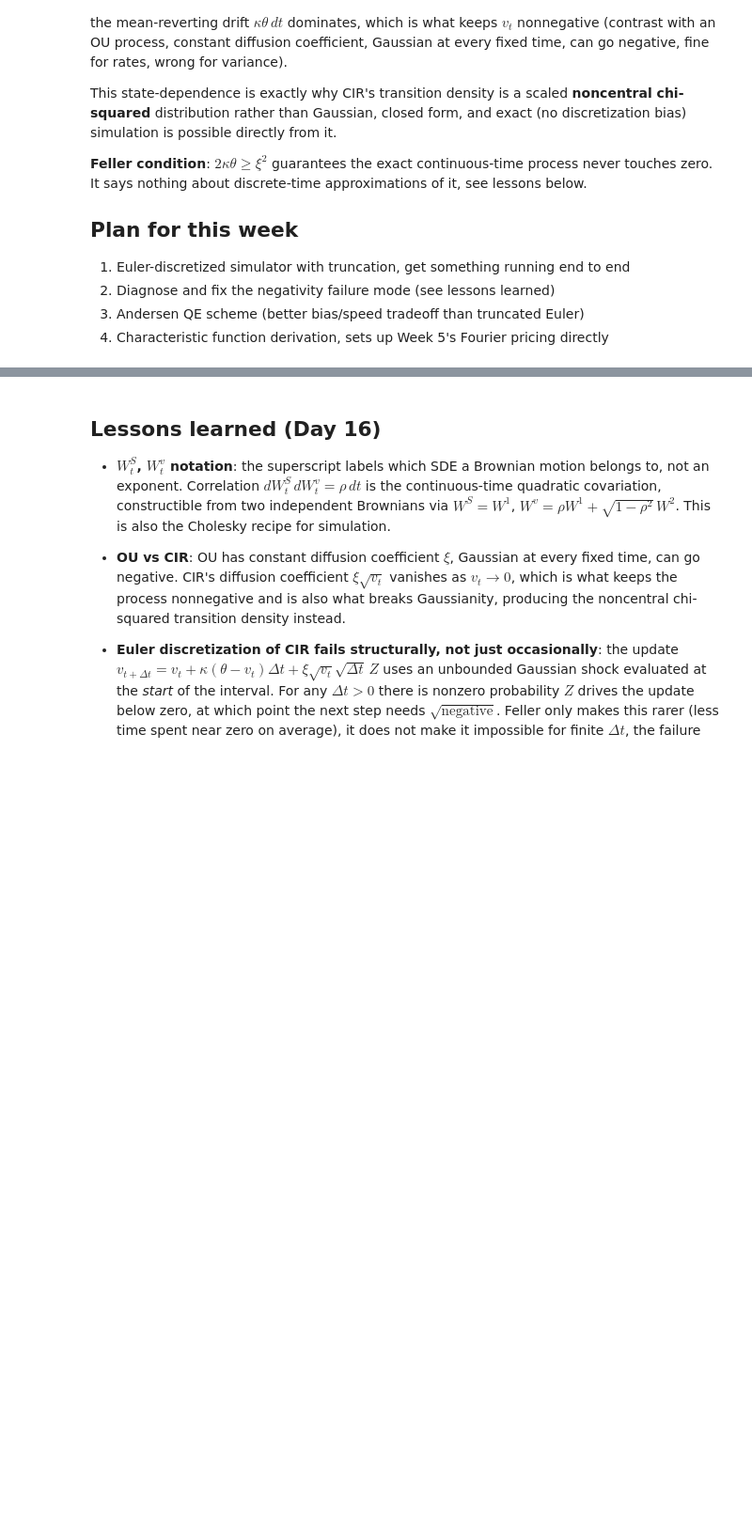
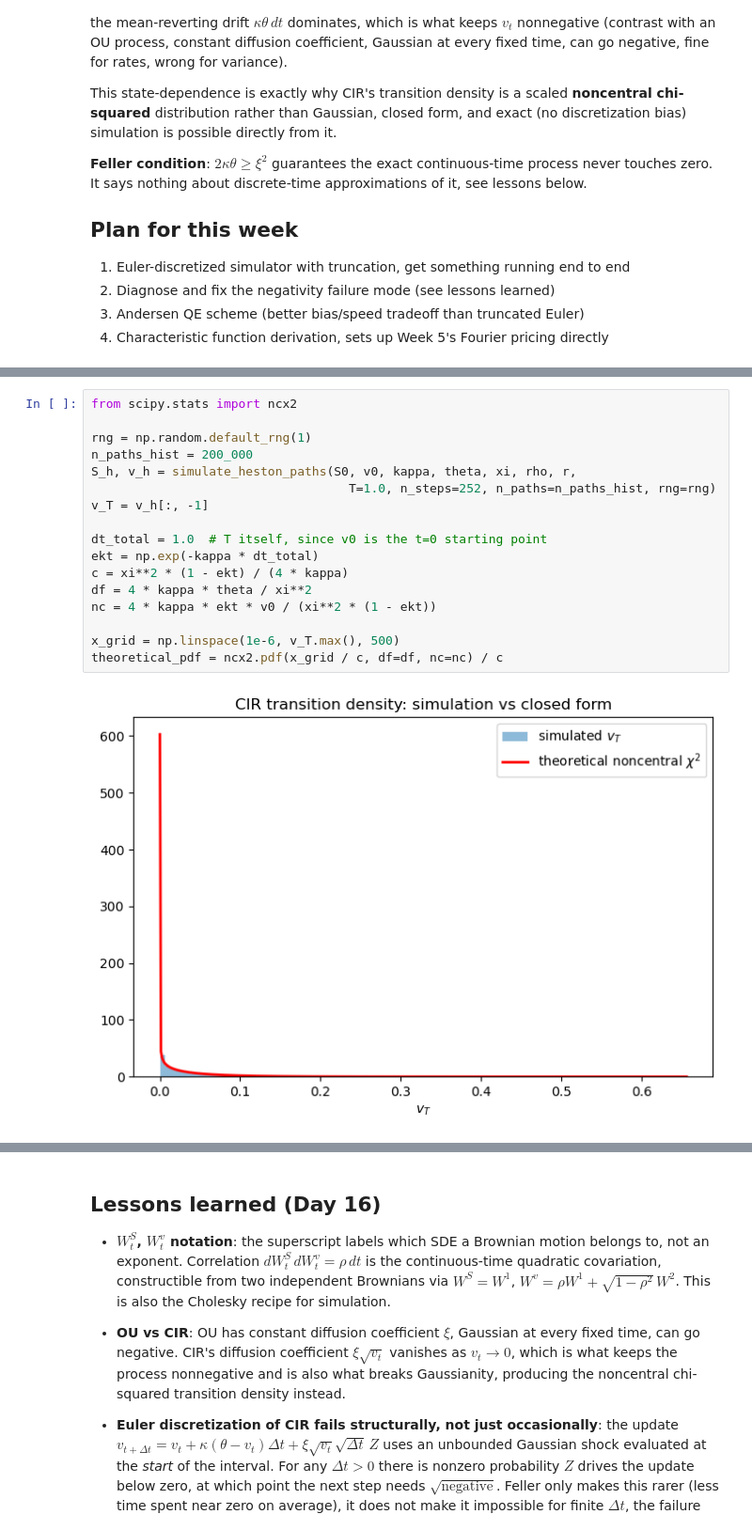
Before and after one commit to Kunvuthi/quant-project, a Jupyter notebook: notebooks/08_heston.ipynb, the cells around one changed output, grey strips where cells are left out. Shown at 94% size. Cells and saved outputs as stored; diff of their text form; blank space fills up the shorter version.

```diff
--- a/notebooks/08_heston.ipynb
+++ b/notebooks/08_heston.ipynb
@@ -54,0 +82,19 @@ never touches zero. It says nothing about discrete-time approximations of it, se
+# %%
+from scipy.stats import ncx2
+
+rng = np.random.default_rng(1)
+n_paths_hist = 200_000
+S_h, v_h = simulate_heston_paths(S0, v0, kappa, theta, xi, rho, r,
+                                   T=1.0, n_steps=252, n_paths=n_paths_hist, rng=rng)
+v_T = v_h[:, -1]
+
+dt_total = 1.0  # T itself, since v0 is the t=0 starting point
+ekt = np.exp(-kappa * dt_total)
+c = xi**2 * (1 - ekt) / (4 * kappa)
+df = 4 * kappa * theta / xi**2
+nc = 4 * kappa * ekt * v0 / (xi**2 * (1 - ekt))
+
+x_grid = np.linspace(1e-6, v_T.max(), 500)
+theoretical_pdf = ncx2.pdf(x_grid / c, df=df, nc=nc) / c
+# %% [output]
+[figure, added]
```
Also changed, not shown: parts of 5 cells of this notebook.
